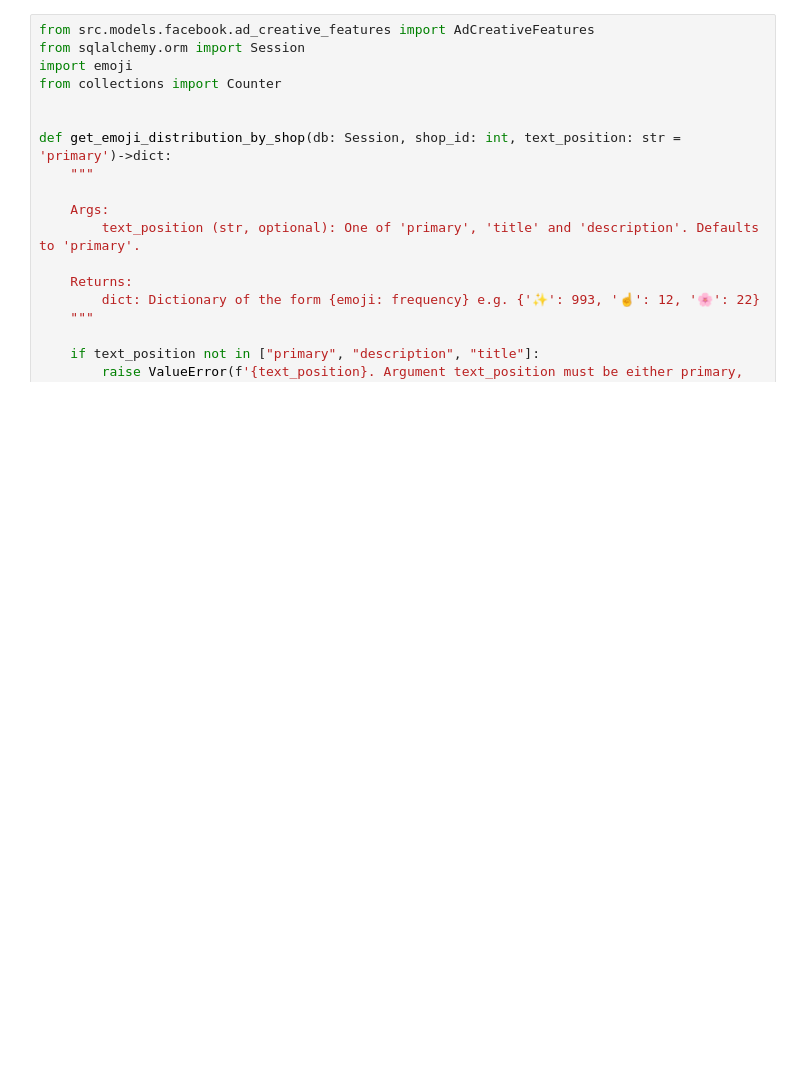
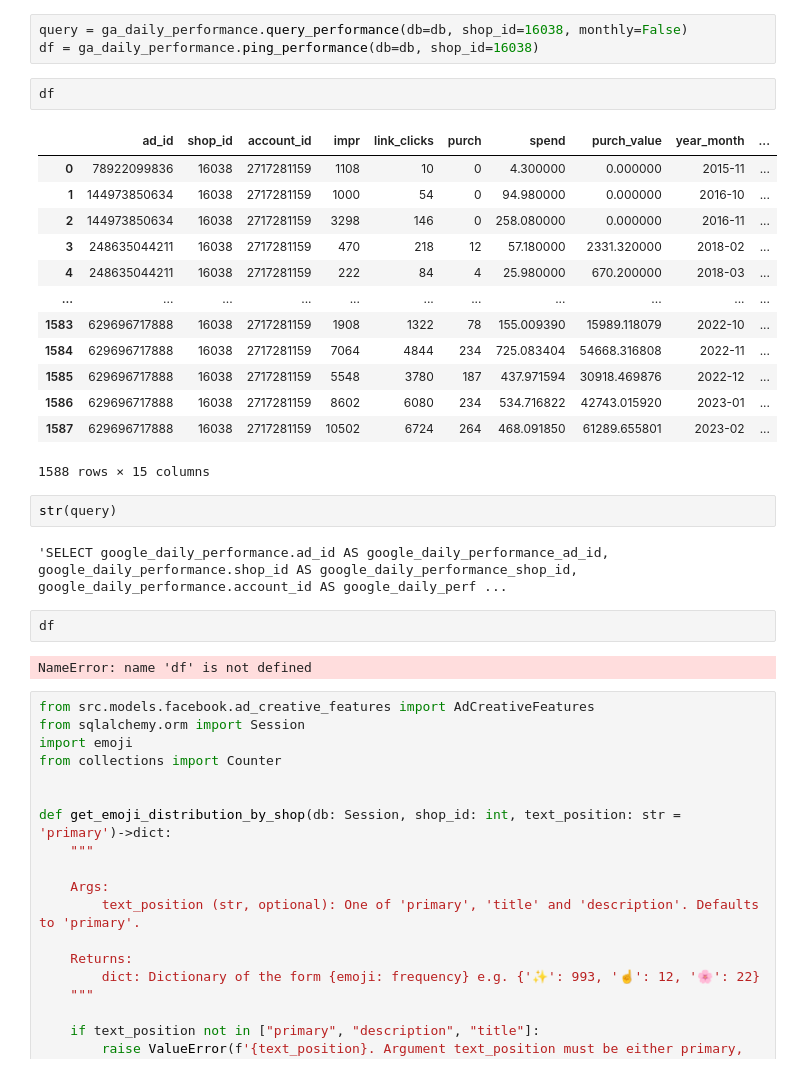
Before and after one commit to Katja-Lebesgue/premium_dashboard, a Jupyter notebook: tmp.ipynb, the cells around one changed output. Drawn from its saved outputs; the diff is of its cells as text; blank space fills up the shorter version.

```diff
--- a/tmp.ipynb
+++ b/tmp.ipynb
@@ -18,3 +66,30 @@ from src.scripts.saving_s3_files.save_global_descriptive_statistics_to_s3 import
+# %%
+query = ga_daily_performance.query_performance(db=db, shop_id=16038, monthly=False)
+df = ga_daily_performance.ping_performance(db=db, shop_id=16038)
+# %%
+df
+# %% [output]
+|  | ad_id | shop_id | account_id | impr | link_clicks | purch | spend | purch_value | year_month | ... |
+| 0 | 78922099836 | 16038 | 2717281159 | 1108 | 10 | 0 | 4.300000 | 0.000000 | 2015-11 | ... |
+| 1 | 144973850634 | 16038 | 2717281159 | 1000 | 54 | 0 | 94.980000 | 0.000000 | 2016-10 | ... |
+| 2 | 144973850634 | 16038 | 2717281159 | 3298 | 146 | 0 | 258.080000 | 0.000000 | 2016-11 | ... |
+| 3 | 248635044211 | 16038 | 2717281159 | 470 | 218 | 12 | 57.180000 | 2331.320000 | 2018-02 | ... |
+| 4 | 248635044211 | 16038 | 2717281159 | 222 | 84 | 4 | 25.980000 | 670.200000 | 2018-03 | ... |
+| ... | ... | ... | ... | ... | ... | ... | ... | ... | ... | ... |
+| 1583 | 629696717888 | 16038 | 2717281159 | 1908 | 1322 | 78 | 155.009390 | 15989.118079 | 2022-10 | ... |
+| 1584 | 629696717888 | 16038 | 2717281159 | 7064 | 4844 | 234 | 725.083404 | 54668.316808 | 2022-11 | ... |
+| 1585 | 629696717888 | 16038 | 2717281159 | 5548 | 3780 | 187 | 437.971594 | 30918.469876 | 2022-12 | ... |
+| 1586 | 629696717888 | 16038 | 2717281159 | 8602 | 6080 | 234 | 534.716822 | 42743.015920 | 2023-01 | ... |
+| 1587 | 629696717888 | 16038 | 2717281159 | 10502 | 6724 | 264 | 468.091850 | 61289.655801 | 2023-02 | ... |
+1588 rows × 15 columns
+# %%
+str(query)
+# %% [output]
+'SELECT google_daily_performance.ad_id AS google_daily_performance_ad_id, google_daily_performance.shop_id AS google_daily_performance_shop_id, google_daily_performance.account_id AS google_daily_perf ...
+# %%
+df
+# %% [output]
+NameError: name 'df' is not defined
 # %%
 from src.models.facebook.ad_creative_features import AdCreativeFeatures
 from sqlalchemy.orm import Session
```
Also changed, not shown: parts of 4 cells of this notebook, 7 other files.
